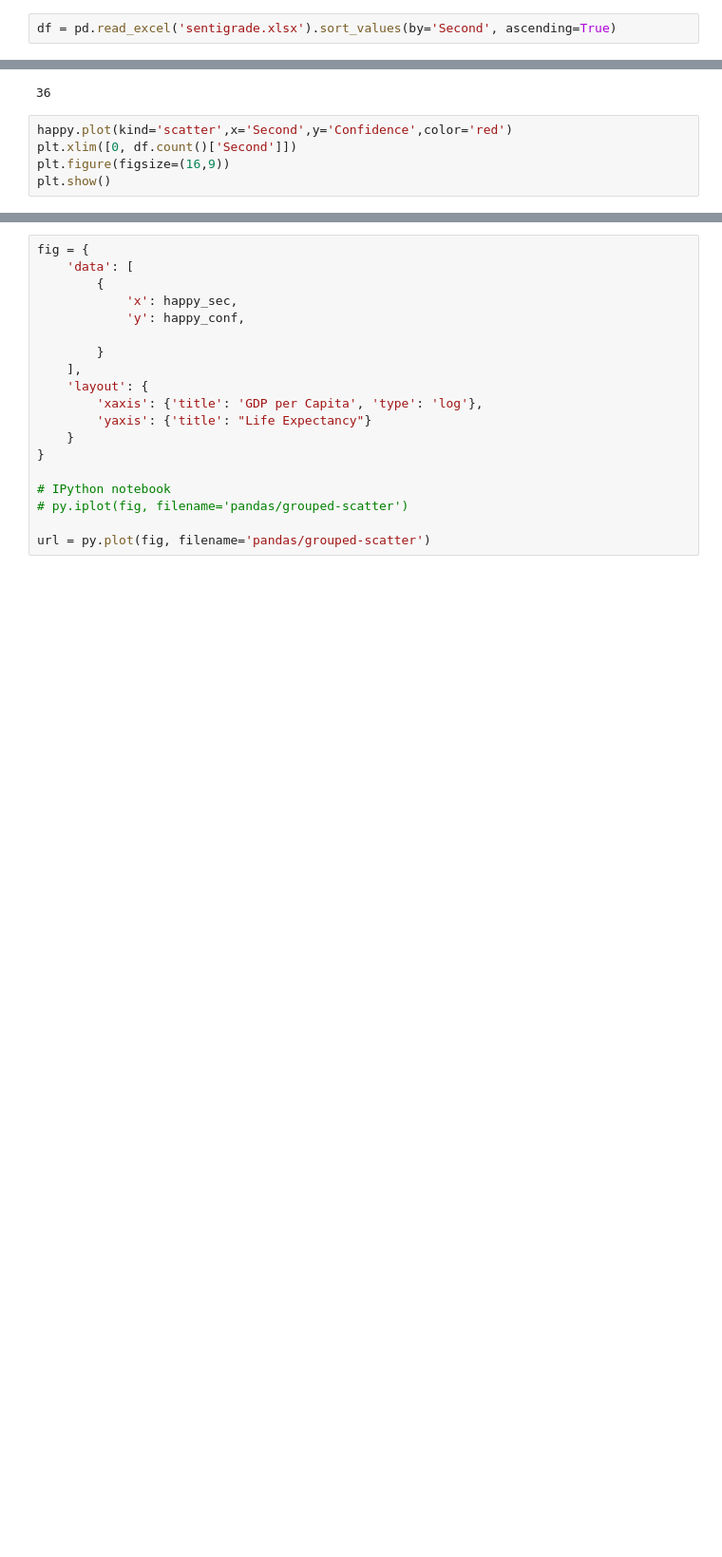
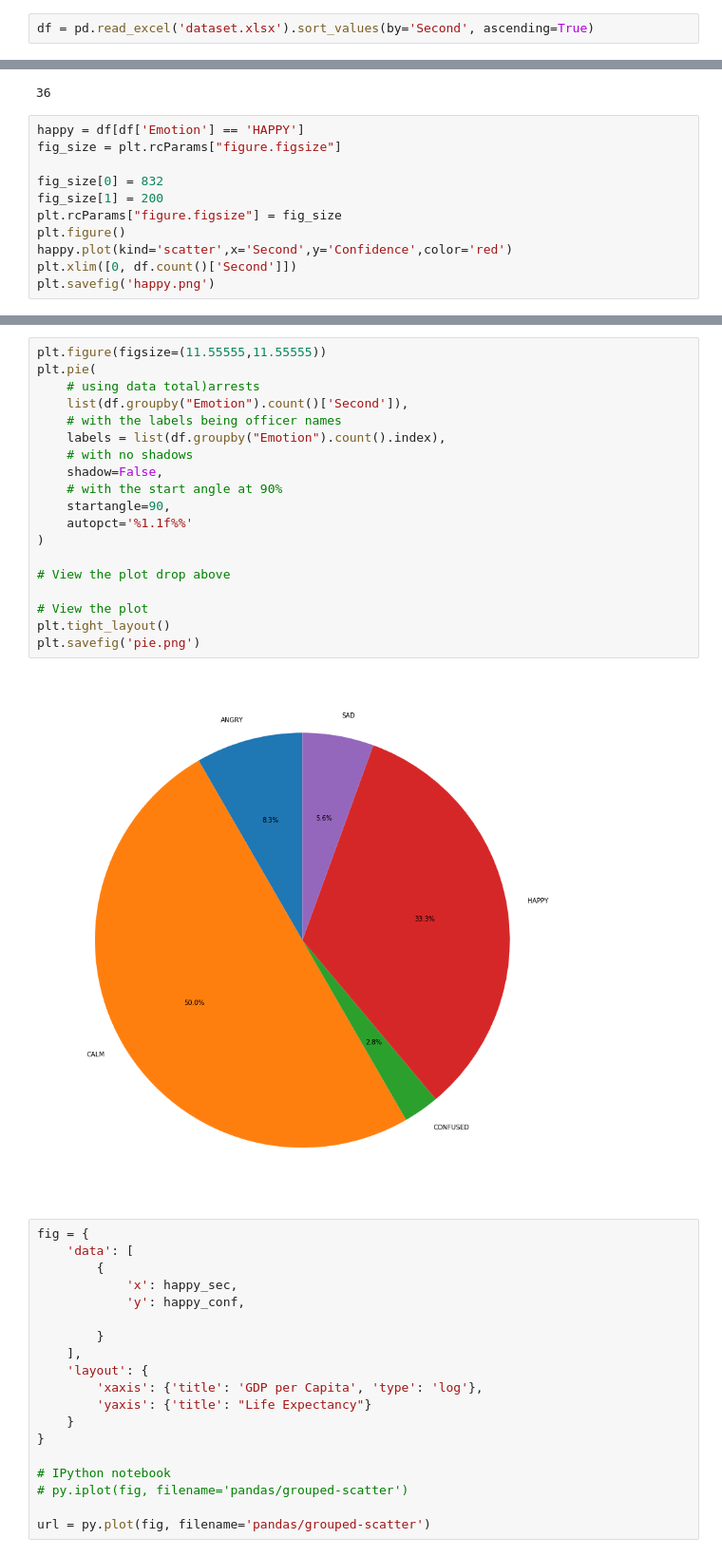
Before and after one commit to Rishab/Intelliment, a Jupyter notebook: test.ipynb, the cells around one changed output, grey strips where cells are left out. Shown: that part at 95% size. Drawn from its saved outputs; the diff is of its cells as text; blank space fills up the shorter version.

Commit message:
added logic for graphing

```diff
--- a/test.ipynb
+++ b/test.ipynb
@@ -7,7 +7,7 @@ import seaborn as sns
 import plotly.plotly as py
 import plotly.graph_objs as go
 # %%
-df = pd.read_excel('sentigrade.xlsx').sort_values(by='Second', ascending=True)
+df = pd.read_excel('dataset.xlsx').sort_values(by='Second', ascending=True)
 # %%
 blah = df.groupby('Emotion')
 # %%
@@ -53,7 +37,13 @@ df.count()['Second']
 # %% [output]
 36
 # %%
+happy = df[df['Emotion'] == 'HAPPY']
+fig_size = plt.rcParams["figure.figsize"]
+
+fig_size[0] = 832
+fig_size[1] = 200
+plt.rcParams["figure.figsize"] = fig_size
+plt.figure()
 happy.plot(kind='scatter',x='Second',y='Confidence',color='red')
 plt.xlim([0, df.count()['Second']])
-plt.figure(figsize=(16,9))
-plt.show()
+plt.savefig('happy.png')
@@ -66,3 +50,24 @@ NameError: name 'random_x' is not defined
+# %%
+plt.figure(figsize=(11.55555,11.55555))
+plt.pie(
+    # using data total)arrests
+    list(df.groupby("Emotion").count()['Second']),
+    # with the labels being officer names
+    labels = list(df.groupby("Emotion").count().index),
+    # with no shadows
+    shadow=False,
+    # with the start angle at 90%
+    startangle=90,
+    autopct='%1.1f%%'
+)
+
+# View the plot drop above
+
+# View the plot
+plt.tight_layout()
+plt.savefig('pie.png')
+# %% [output]
+[figure, added]
 # %%
 fig = {
     'data': [
```
Also changed, not shown: parts of 4 cells of this notebook, 17 other files.
